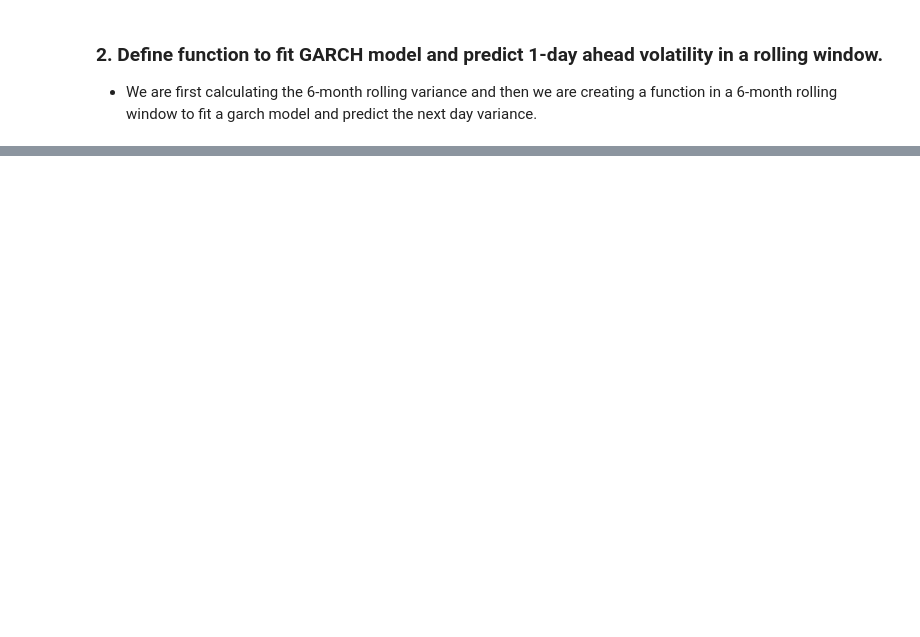
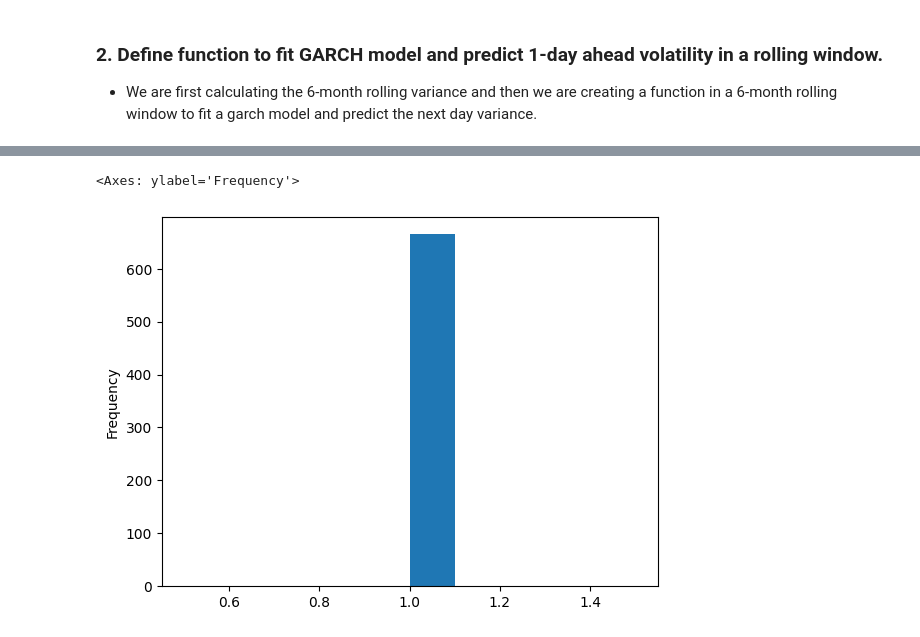
Before and after one commit to cody-mckeon/Intraday_GARCH_Trading, a Jupyter notebook: Intraday_GARCH.ipynb, the cells around one changed output, grey strips where cells are left out. Cells and saved outputs as stored; diff of their text form; code cells hidden in the pictures; blank space fills up the shorter version.

```diff
--- a/Intraday_GARCH.ipynb
+++ b/Intraday_GARCH.ipynb
@@ -271,0 +165,11 @@ model or by setting rescale=False.
+# %%
+daily_df['prediction_premium'] = (daily_df['predictions']- daily_df['variance'])/daily_df['variance']
+
+daily_df['premium_std'] = daily_df['prediction_premium'].rolling(180).std()
+
+daily_df['signal_daily'] = daily_df.apply(lambda x: 1 if (x['prediction_premium']>x['premium_std']*1.5)
+                                         else (-1 if (x['prediction_premium']< x['premium_std']*-1.5) else np.nan),
+                                          axis=1)
+
+daily_df['signal_daily'] = daily_df['signal_daily'].shift()
+daily_df
@@ -271,0 +208,5 @@ model or by setting rescale=False.
+# %%
+daily_df['signal_daily'].plot(kind="hist")
+# %% [output]
+<Axes: ylabel='Frequency'>
+[figure, added]
```
Also changed, not shown: parts of 12 cells of this notebook.
